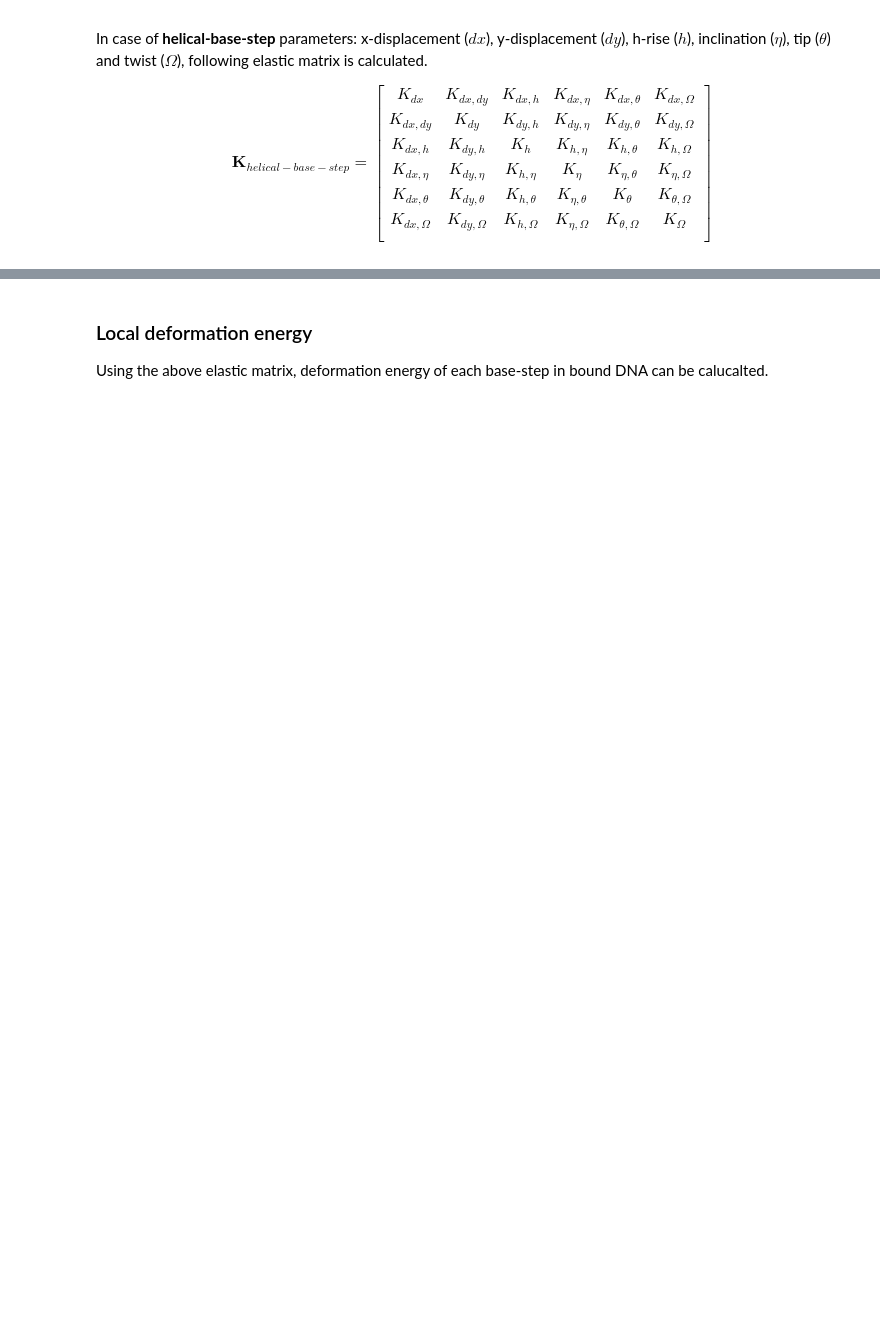
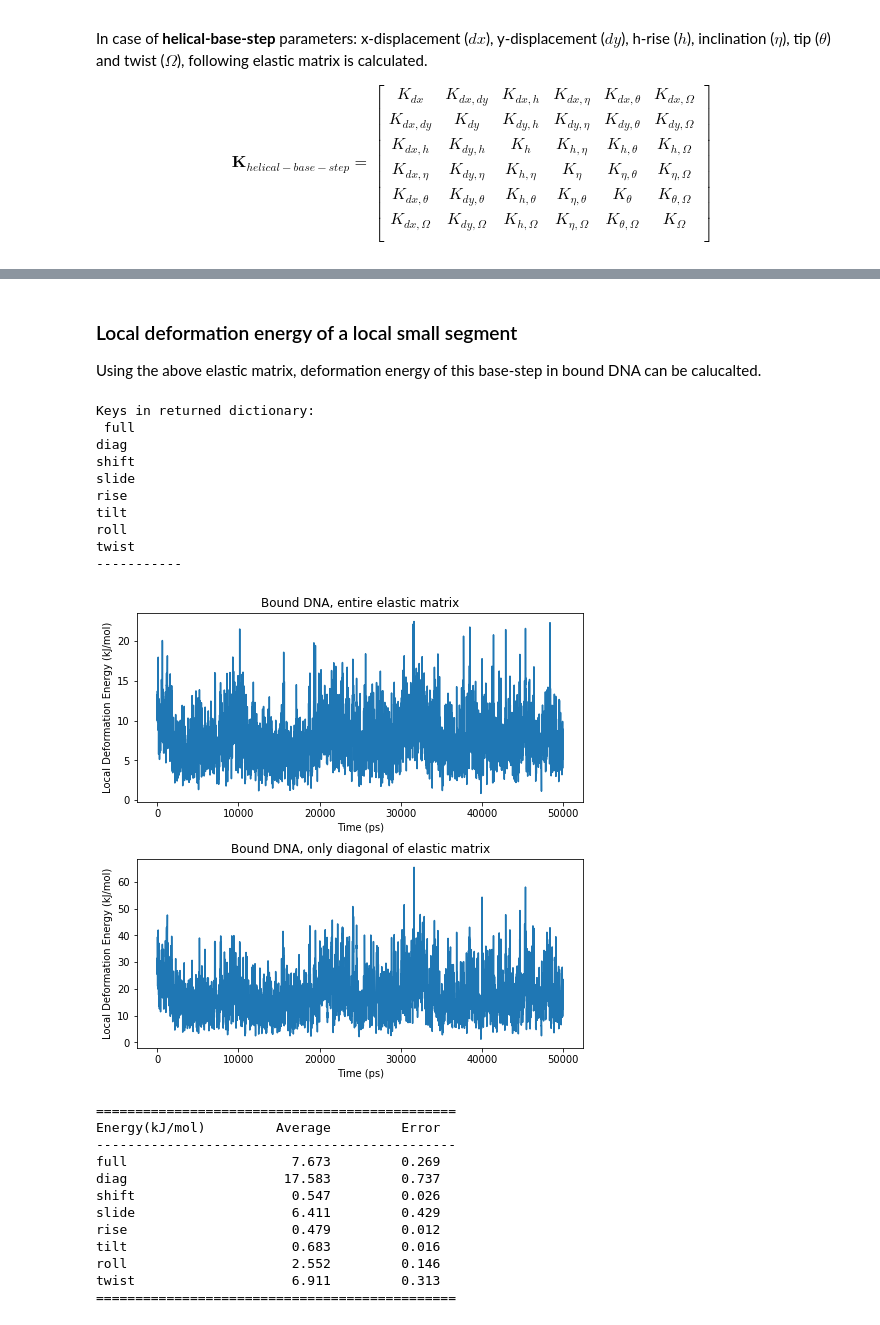
Before and after one commit to rjdkmr/do_x3dna, a Jupyter notebook: docs/notebooks/calculate_elasticity_tutorial.ipynb, the cells around one changed output, grey strips where cells are left out. Saved outputs shown, nothing was run; the diff lists cells and outputs as text; code cells hidden in the pictures; blank space fills up the shorter version.

```diff
--- a/docs/notebooks/calculate_elasticity_tutorial.ipynb
+++ b/docs/notebooks/calculate_elasticity_tutorial.ipynb
@@ -357,3 +387,59 @@ Elastic matrix for all frames:
 # %% [markdown]
-### Local deformation energy
-Using the above elastic matrix, deformation energy of each base-step in bound DNA can be calucalted.
+### Local deformation energy of a local small segment
+Using the above elastic matrix, deformation energy of this base-step in bound DNA can be calucalted.
+# %%
+# Here calculate energy for one base-step
+time, energy = eyDNA.getLocalDeformationEnergy([10,13], boundDNA, helical=False, which='all')
+energyTerms=list(energy.keys())
+print('Keys in returned dictionary:\n', '\n'.join(energyTerms), '\n-----------')
+
+# Plot two energy terms
+fig = plt.figure(figsize=(8,8))
+fig.subplots_adjust(hspace=0.3)
+
+ax1 = fig.add_subplot(211)
+ax1.set_title('Bound DNA, entire elastic matrix')
+ax1.plot(time, energy['full'])
+ax1.set_xlabel('Time (ps)')
+ax1.set_ylabel(r'Local Deformation Energy (kJ/mol)',)
+
+ax2 = fig.add_subplot(212)
+ax2.set_title('Bound DNA, only diagonal of elastic matrix')
+ax2.plot(time, energy['diag'])
+ax2.set_xlabel('Time (ps)')
+ax2.set_ylabel(r'Local Deformation Energy (kJ/mol)',)
+
+plt.show()
+
+# Calculate average and error for each energy terms
+error = dnaMD.get_error(time, list(energy.values()), len(energyTerms), err_type='block', tool='gmx analyze')
+print("==============================================")
+print('{0:<16}{1:>14}{2:>14}'.format('Energy(kJ/mol)', 'Average', 'Error'))
+print("----------------------------------------------")
+for i in range(len(energyTerms)):
+    print('{0:<16}{1:>14.3f}{2:>14.3f}'.format(energyTerms[i], np.mean(energy[energyTerms[i]]),error[i]))
+print("==============================================\n")
+# %% [output]
+Keys in returned dictionary:
+ full
+diag
+shift
+slide
+rise
+tilt
+roll
+twist
+-----------
+[figure, added]
+==============================================
+Energy(kJ/mol)         Average         Error
+----------------------------------------------
+full                     7.673         0.269
+diag                    17.583         0.737
+shift                    0.547         0.026
+slide                    6.411         0.429
+rise                     0.479         0.012
+tilt                     0.683         0.016
+roll                     2.552         0.146
+twist                    6.911         0.313
+==============================================
```
Also changed, not shown: parts of 26 cells of this notebook, 23 other files.
